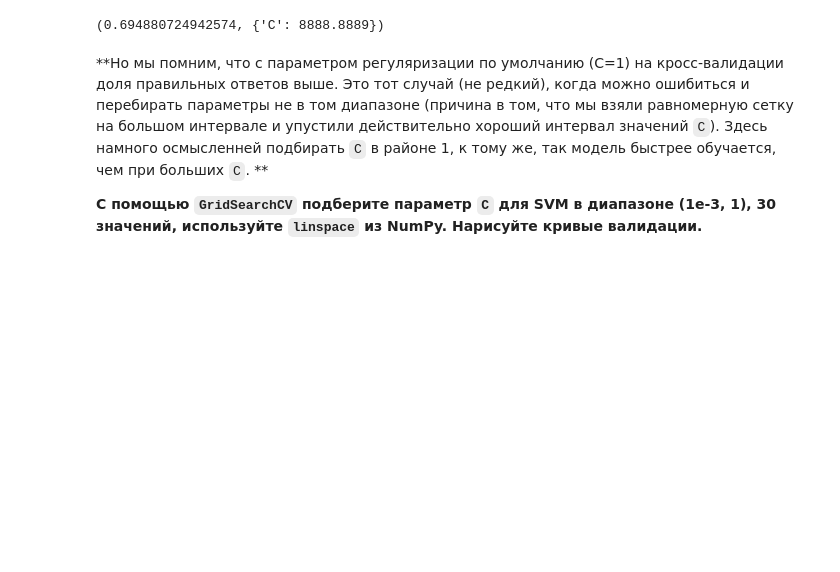
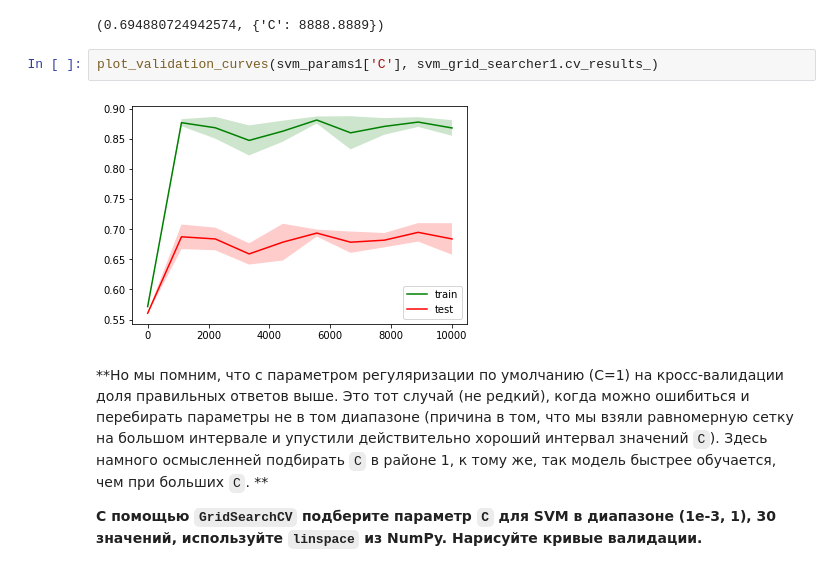
Before and after one commit to Mynzhassar/internet-user-identification, a Jupyter notebook: 4 training models/week4_training.ipynb, the cells around one changed output. Drawn from its saved outputs; the diff is of its cells as text; blank space fills up the shorter version.

```diff
--- a/4 training models/week4_training.ipynb
+++ b/4 training models/week4_training.ipynb
@@ -227,6 +221,10 @@ GridSearchCV(cv=StratifiedKFold(n_splits=3, random_state=17, shuffle=True),
 svm_grid_searcher1.best_score_, svm_grid_searcher1.best_params_
 # %% [output]
 (0.694880724942574, {'C': 8888.8889})
+# %%
+plot_validation_curves(svm_params1['C'], svm_grid_searcher1.cv_results_)
+# %% [output]
+[figure, added]
 # %% [markdown]
 **Но мы помним, что с параметром регуляризации по умолчанию (С=1) на кросс-валидации доля правильных ответов выше. Это тот случай (не редкий), когда можно ошибиться и перебирать параметры не в том диапазоне (причина в том, что мы взяли равномерную сетку на большом интервале и упустили действительно хороший интервал значений `C`). Здесь намного осмысленней подбирать `C` в районе 1, к тому же, так модель быстрее обучается, чем при больших `C`. **
 
```
Also changed, not shown: parts of 26 cells of this notebook, 5 other files.
